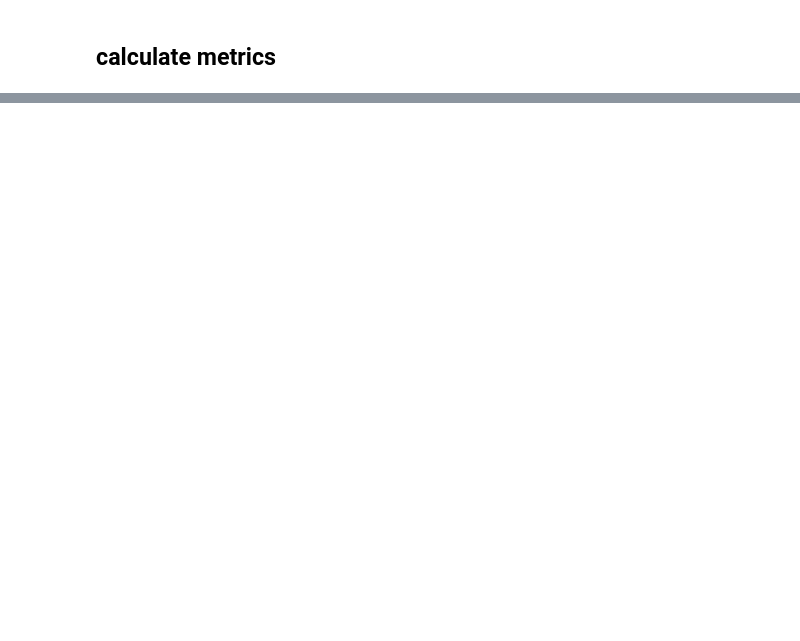
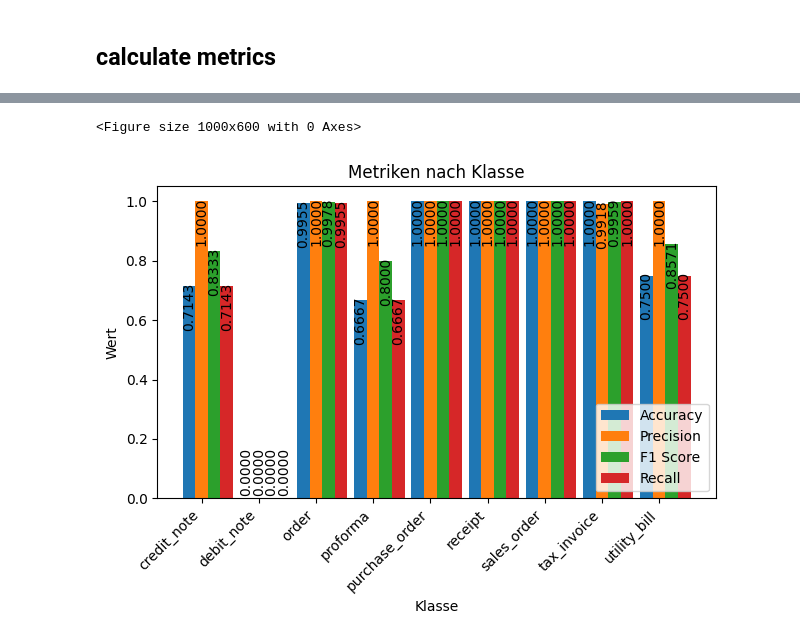
Before and after one commit to sn0lian/Sebastian-Strobel-Hauptprojekt, a Jupyter notebook: Document Classification/Donut_Classification.ipynb, the cells around one changed output, grey strips where cells are left out. Drawn from its saved outputs; the diff is of its cells as text; code cells hidden in the pictures; blank space fills up the shorter version.

```diff
--- a/Document Classification/Donut_Classification.ipynb
+++ b/Document Classification/Donut_Classification.ipynb
@@ -932,0 +932,67 @@ plt.show()
+# %%
+import numpy as np
+import matplotlib
+import matplotlib.pyplot as plt
+
+# Assuming you have defined the variables precision_scores, class_accuracies, f1_scores, recall_scores, and categories
+
+font = {'size': 10}
+matplotlib.rc('font', **font)
+
+# values for accuracy, F1 score, and recall for each class
+precision_values = precision_scores
+accuracy_values = class_accuracies
+f1_score_values = f1_scores
+recall_values = recall_scores
+
+# Set the width of the bars (increase the bar width for wider bars)
+bar_width = 0.22  # Adjust this value for wider bars
+
+# Calculate the x-axis positions for each class
+x = np.arange(len(categories))
+
+plt.figure(figsize=(10, 6))
+
+# Create subplots for accuracy, F1 score, and recall
+fig, ax = plt.subplots()
+
+# Create wider bars for each metric
+
+bar_accuracy = ax.bar(x - bar_width, accuracy_values, width=bar_width, label='Accuracy')  # Adjusted x-coordinates
+bar_precision = ax.bar(x, precision_values, width=bar_width, label='Precision')
+bar_f1_score = ax.bar(x + bar_width, f1_score_values, width=bar_width, label='F1 Score')
+bar_recall = ax.bar(x + 2*bar_width, recall_values, width=bar_width, label='Recall')  # Adjusted x-coordinates
+
+y_ticks = np.arange(0, 1.1, 0.2)
+ax.set_yticks(y_ticks)
+ax.set_yticklabels([f"{tick:.1f}" for tick in y_ticks])
+
+# Set the labels for x-axis and y-axis
+ax.set_xlabel('Klasse')
+ax.set_ylabel('Wert')
+ax.set_title('Metriken nach Klasse')
+ax.set_xticks(x)
+ax.set_xticklabels(categories, rotation=45, ha="right")
+
+# Display numerical values inside the wider bars vertically and centered
+for bars in [bar_accuracy, bar_precision, bar_f1_score, bar_recall]:
+    for bar in bars:
+        height = bar.get_height()
+        bar_height = bar.get_height()
+        if bar_height == 0:
+            bar_height  = 0.16
+
+        ax.annotate(f'{height:.4f}', xy=(bar.get_x() + bar.get_width() / 2, bar_height - 0.07),
+                    xytext=(0, 0), textcoords='offset points',
+                    ha='center', va='center', rotation=90)  # Place text inside the bar vertically
+
+# Move the legend to the bottom right
+ax.legend(loc='lower right')
+
+# Show the plot
+plt.tight_layout()
+plt.savefig('/home/sebastian/Documents/Hauptprojekt/Plots/ImageClassification/Donut/metrics_' + str(epochs) + 'epochs_' + str(mod_tax) + '_' + str(mod_order) + '.png', bbox_inches="tight")
+plt.show()
+# %% [output]
+<Figure size 1000x600 with 0 Axes>
+[figure, added]
```
Also changed, not shown: parts of 12 cells of this notebook, 42 other files.
